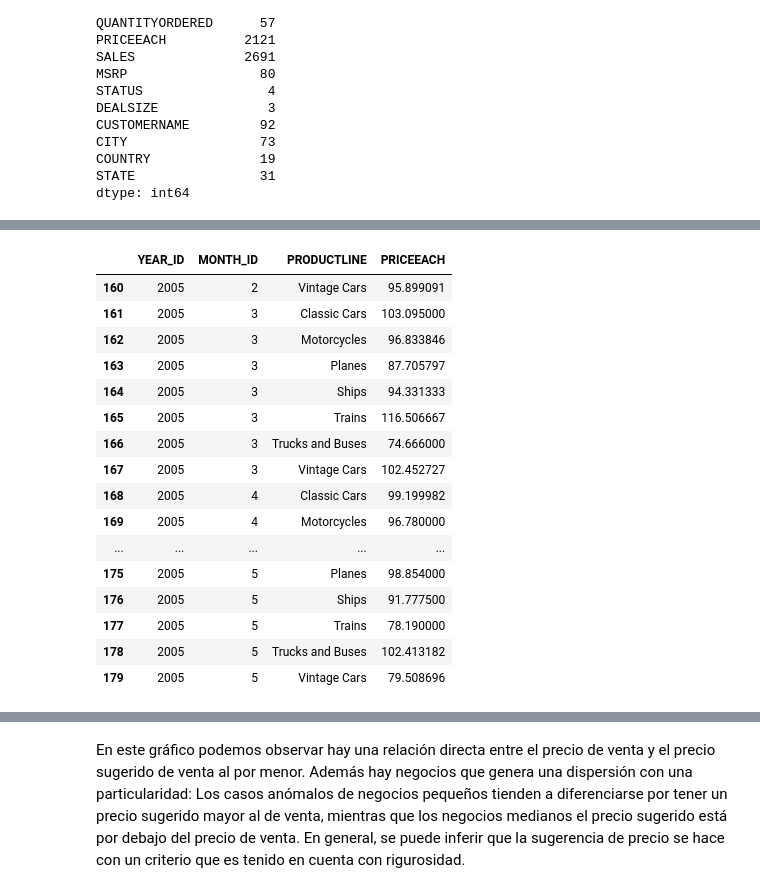
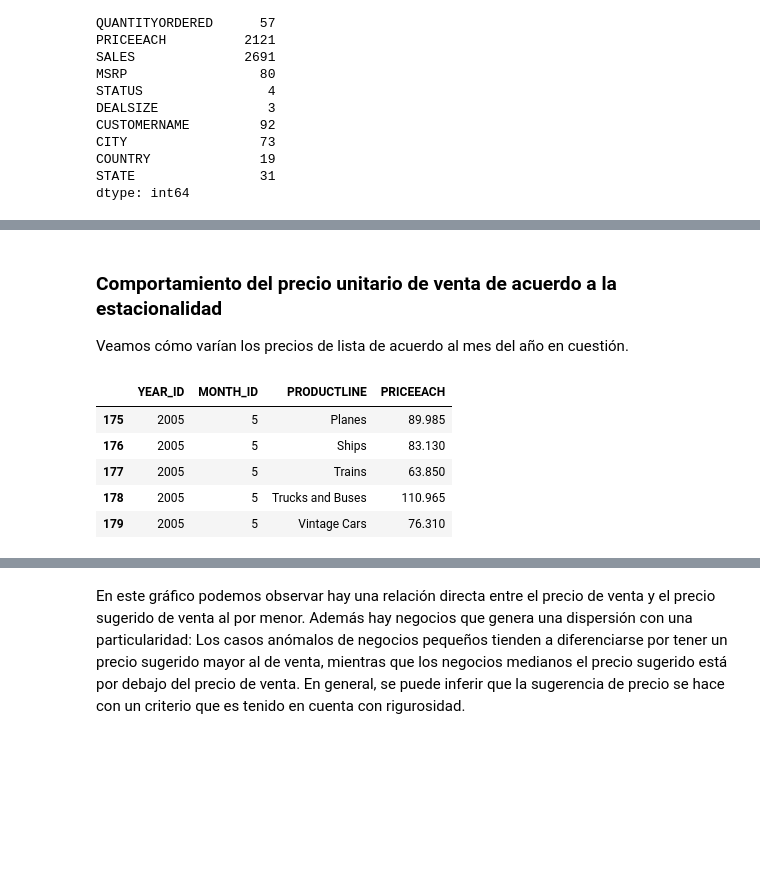
Before and after one commit to martinsasia/Data-Science, a Jupyter notebook: Proyecto.ipynb, the cells around one changed output, grey strips where cells are left out. Drawn from its saved outputs; the diff is of its cells as text; code cells hidden in the pictures; blank space fills up the shorter version.

```diff
--- a/Proyecto.ipynb
+++ b/Proyecto.ipynb
@@ -703,22 +726,14 @@ g = sns.jointplot(x="PRICEEACH", y="QUANTITYORDERED", data=df_vendido,
+# %% [markdown]
+### Comportamiento del precio unitario de venta de acuerdo a la estacionalidad
+Veamos cómo varían los precios de lista de acuerdo al mes del año en cuestión.
 # %%
-#Agrupamos la el promedio de precio de venta de mensual por línea de producto
-precio_promedio_mensual= df_vendido.groupby(['YEAR_ID', 'MONTH_ID','PRODUCTLINE'])[['PRICEEACH']].mean().reset_index()
-precio_promedio_mensual.tail(20)
+#Agrupamos la mediana del precio de venta de mensual por línea de producto
+precio_promedio_mensual= df_vendido.groupby(['YEAR_ID', 'MONTH_ID','PRODUCTLINE'])[['PRICEEACH']].median().reset_index()
+precio_promedio_mensual.tail()
 # %% [output]
 |  | YEAR_ID | MONTH_ID | PRODUCTLINE | PRICEEACH |
-| 160 | 2005 | 2 | Vintage Cars | 95.899091 |
-| 161 | 2005 | 3 | Classic Cars | 103.095000 |
-| 162 | 2005 | 3 | Motorcycles | 96.833846 |
-| 163 | 2005 | 3 | Planes | 87.705797 |
-| 164 | 2005 | 3 | Ships | 94.331333 |
-| 165 | 2005 | 3 | Trains | 116.506667 |
-| 166 | 2005 | 3 | Trucks and Buses | 74.666000 |
-| 167 | 2005 | 3 | Vintage Cars | 102.452727 |
-| 168 | 2005 | 4 | Classic Cars | 99.199982 |
-| 169 | 2005 | 4 | Motorcycles | 96.780000 |
-| ... | ... | ... | ... | ... |
-| 175 | 2005 | 5 | Planes | 98.854000 |
-| 176 | 2005 | 5 | Ships | 91.777500 |
-| 177 | 2005 | 5 | Trains | 78.190000 |
-| 178 | 2005 | 5 | Trucks and Buses | 102.413182 |
-| 179 | 2005 | 5 | Vintage Cars | 79.508696 |
+| 175 | 2005 | 5 | Planes | 89.985 |
+| 176 | 2005 | 5 | Ships | 83.130 |
+| 177 | 2005 | 5 | Trains | 63.850 |
+| 178 | 2005 | 5 | Trucks and Buses | 110.965 |
+| 179 | 2005 | 5 | Vintage Cars | 76.310 |
```
Also changed, not shown: parts of 19 cells of this notebook.
